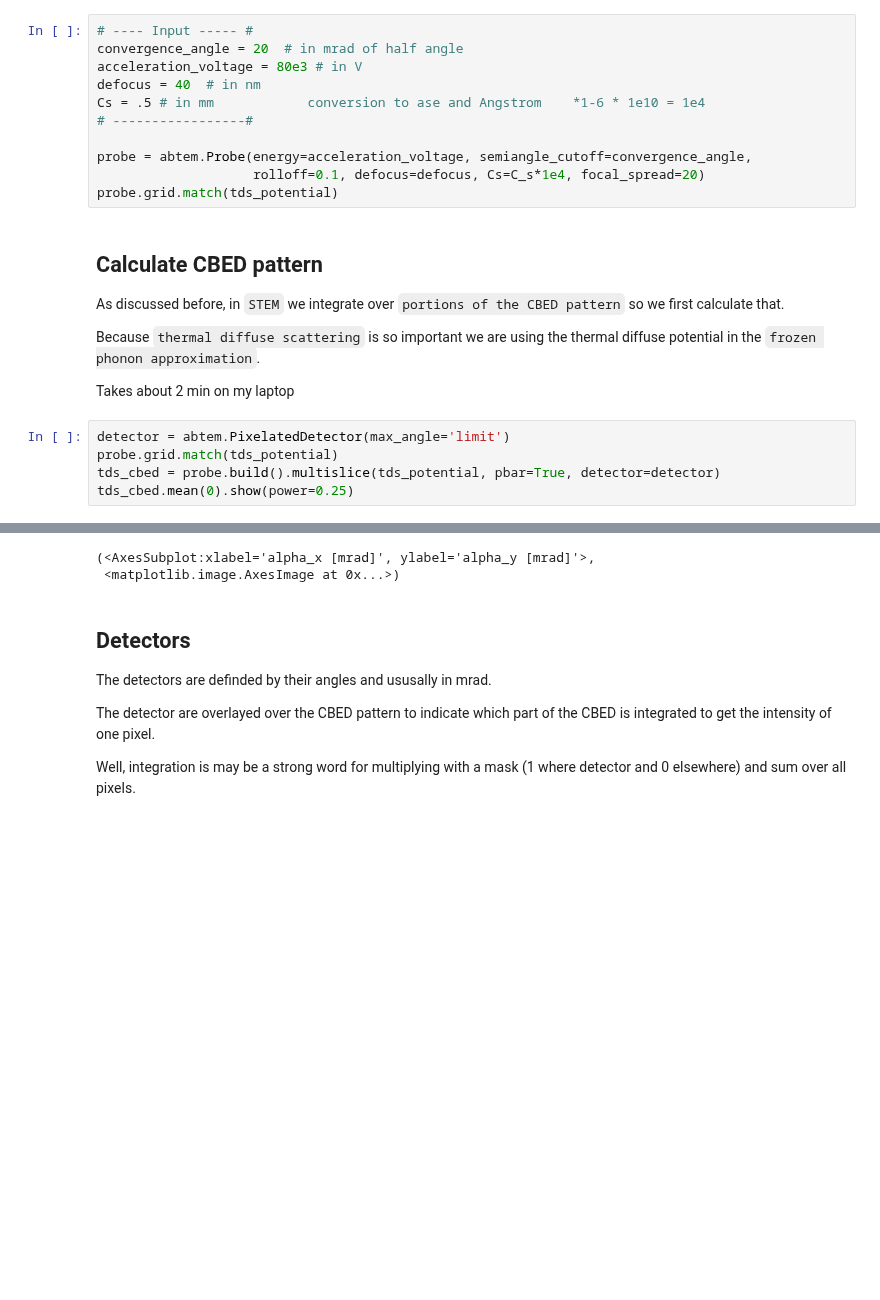
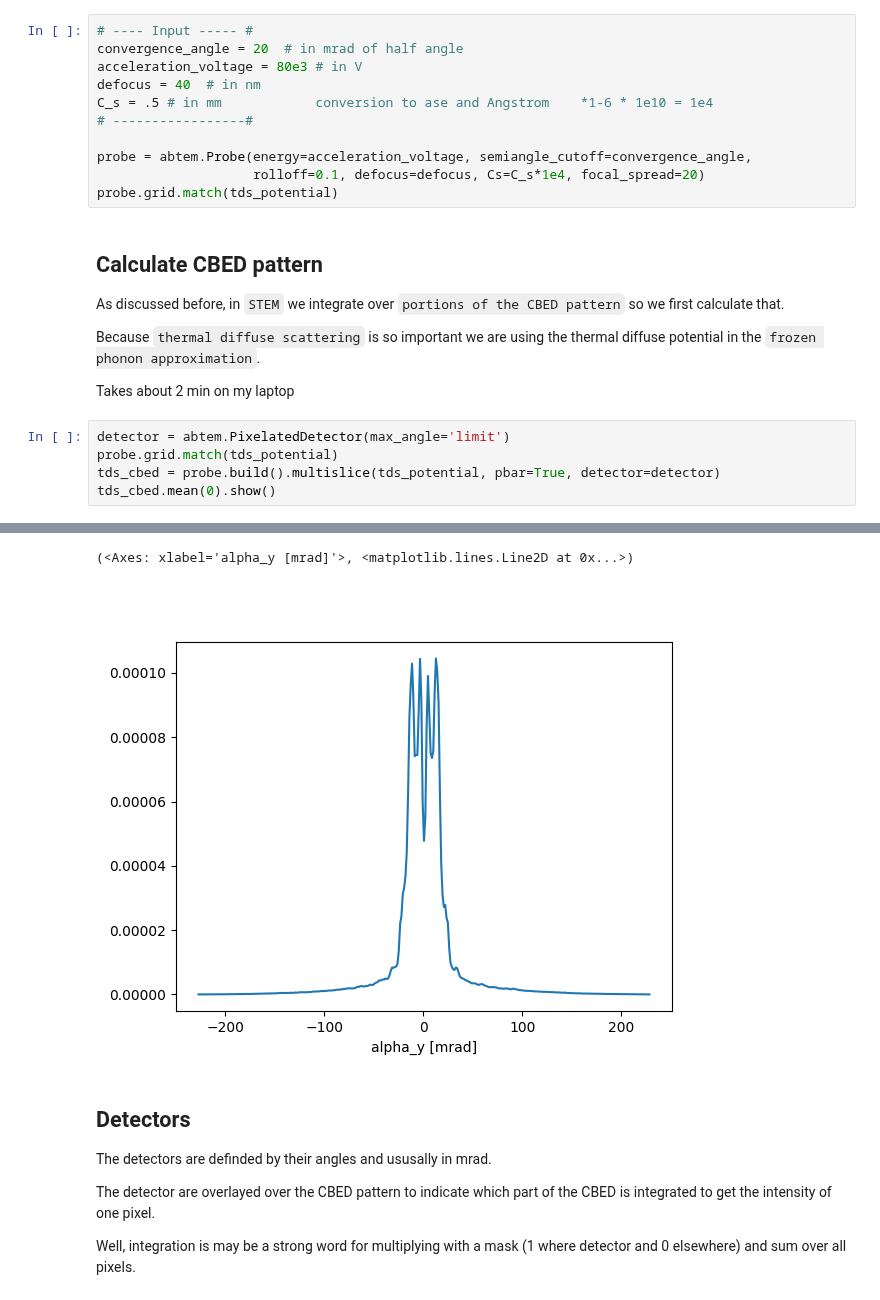
Before and after one commit to SergeiVKalinin/ML-ElectronMicroscopy-2023, a Jupyter notebook: Lecture 10/4_Z_Contrast_Simulation.ipynb, the cells around one changed output, grey strips where cells are left out. Drawn from its saved outputs; the diff is of its cells as text; blank space fills up the shorter version.

```diff
--- a/Lecture 10/4_Z_Contrast_Simulation.ipynb
+++ b/Lecture 10/4_Z_Contrast_Simulation.ipynb
@@ -154,7 +147,7 @@ The probe has to be on the same grid (matrix, pixels) as the potential, which is
 convergence_angle = 20  # in mrad of half angle
 acceleration_voltage = 80e3 # in V
 defocus = 40  # in nm
-Cs = .5 # in mm            conversion to ase and Angstrom    *1-6 * 1e10 = 1e4
+C_s = .5 # in mm            conversion to ase and Angstrom    *1-6 * 1e10 = 1e4
 # -----------------#
 
 probe = abtem.Probe(energy=acceleration_voltage, semiangle_cutoff=convergence_angle,
@@ -172,5 +165,5 @@ Takes about 2 min on my laptop
 detector = abtem.PixelatedDetector(max_angle='limit')
 probe.grid.match(tds_potential)
 tds_cbed = probe.build().multislice(tds_potential, pbar=True, detector=detector)
-tds_cbed.mean(0).show(power=0.25)
+tds_cbed.mean(0).show()
 # %% [output]
@@ -179,5 +170,5 @@ tds_cbed.mean(0).show(power=0.25)
-(<AxesSubplot:xlabel='alpha_x [mrad]', ylabel='alpha_y [mrad]'>,
- <matplotlib.image.AxesImage at 0x...>)
+(<Axes: xlabel='alpha_y [mrad]'>, <matplotlib.lines.Line2D at 0x...>)
+[figure, added]
 # %% [markdown]
 ## Detectors
 
```
Also changed, not shown: parts of 11 cells of this notebook, 5 other files.
